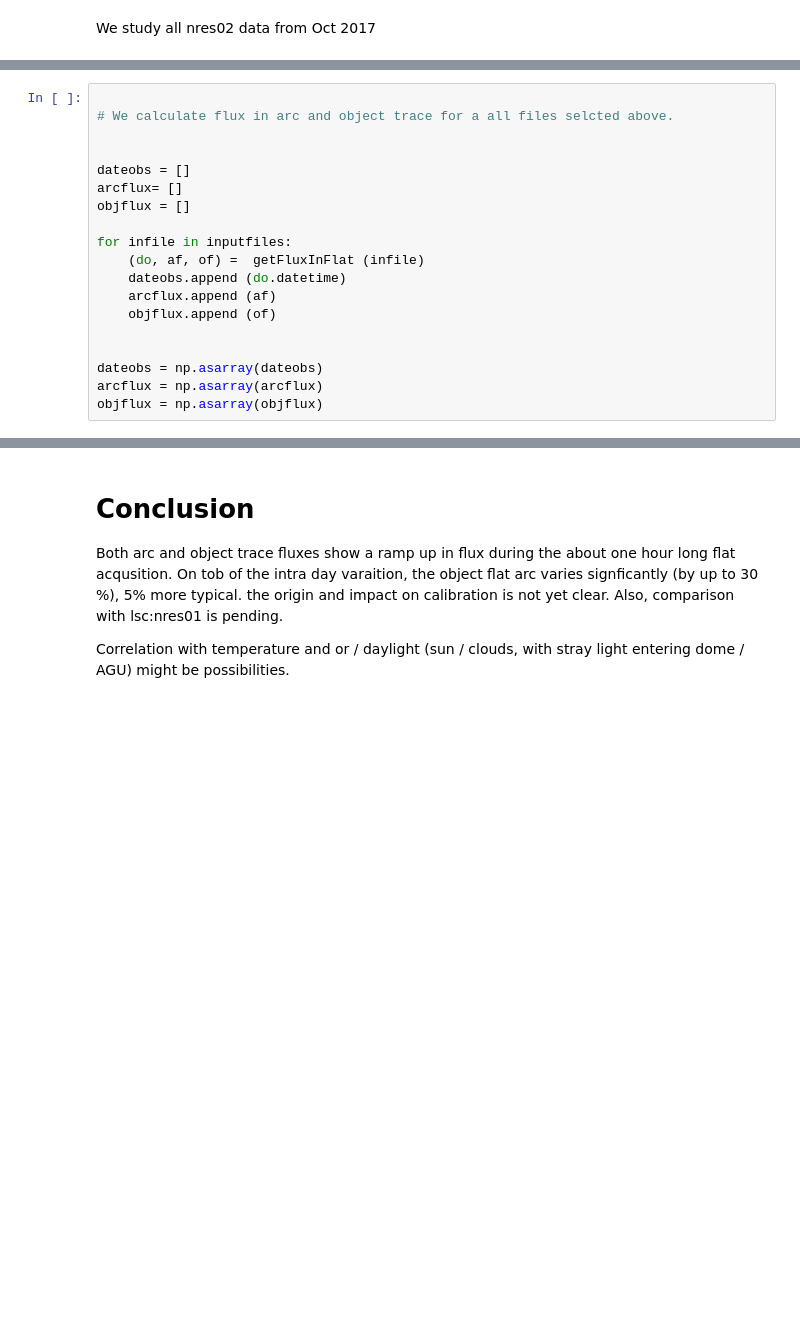
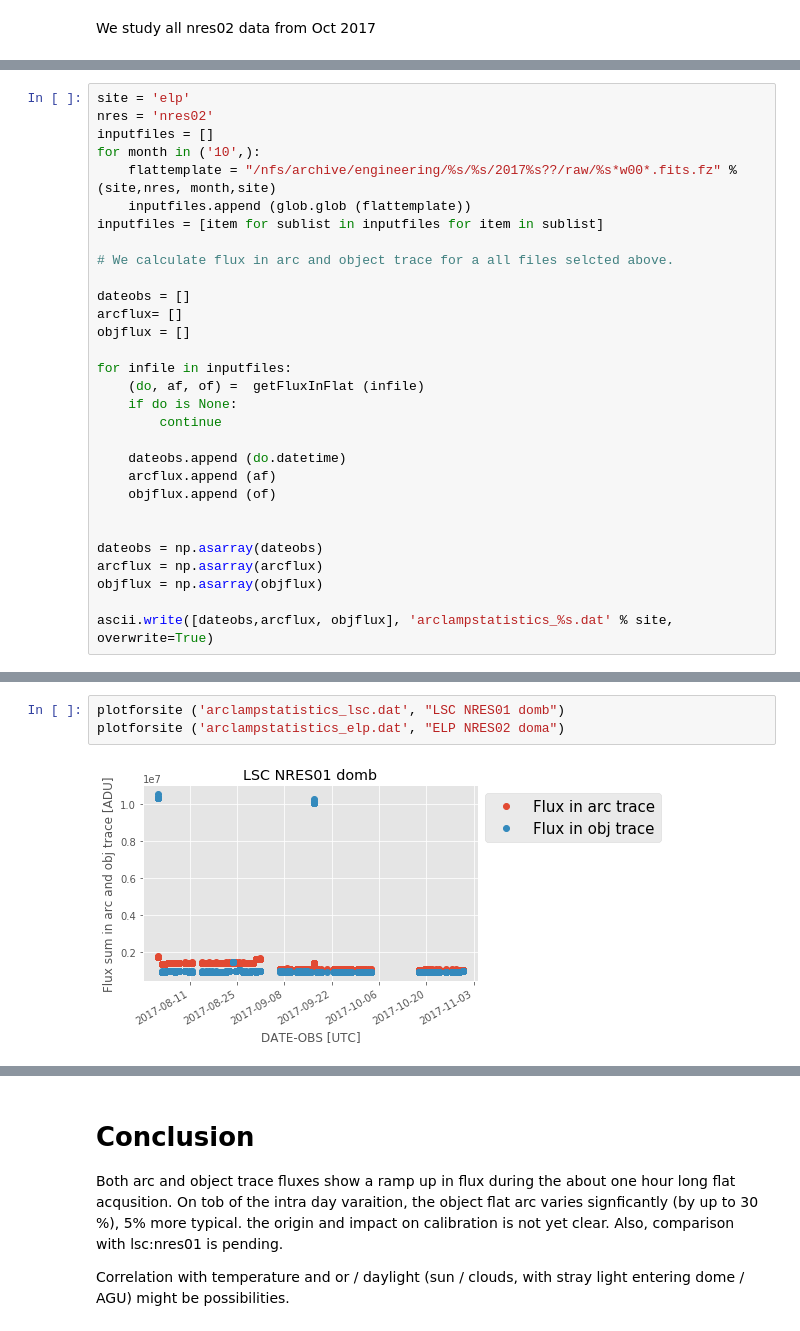
Before and after one commit to drhaz/lco_nresAnalysis, a Jupyter notebook: flatStability/FlatFieldThroughputStability.ipynb, the cells around one changed output, grey strips where cells are left out. Saved outputs shown, nothing was run; the diff lists cells and outputs as text; blank space fills up the shorter version.

Commit message:
Added capability to process multi-site flat field stability

```diff
--- a/flatStability/FlatFieldThroughputStability.ipynb
+++ b/flatStability/FlatFieldThroughputStability.ipynb
@@ -57,9 +69,15 @@ def getFluxInFlat (inputfilename):
     #print ("%s %s %s %s" % (inputfilename, dateobs, arcflat, objflat))
     return dateobs,arcflat,objflat
 # %%
+site = 'elp'
+nres = 'nres02'
+inputfiles = []
+for month in ('10',):
+    flattemplate = "/nfs/archive/engineering/%s/%s/2017%s??/raw/%s*w00*.fits.fz" % (site,nres, month,site)
+    inputfiles.append (glob.glob (flattemplate))
+inputfiles = [item for sublist in inputfiles for item in sublist]
 
 # We calculate flux in arc and object trace for a all files selcted above.
-
 
 dateobs = []
 arcflux= []
@@ -67,6 +85,9 @@ objflux = []
 
 for infile in inputfiles:
     (do, af, of) =  getFluxInFlat (infile)
+    if do is None:
+        continue
+
     dateobs.append (do.datetime)
     arcflux.append (af)
     objflux.append (of)
@@ -75,4 +96,6 @@ for infile in inputfiles:
 dateobs = np.asarray(dateobs)
 arcflux = np.asarray(arcflux)
 objflux = np.asarray(objflux)
+
+ascii.write([dateobs,arcflux, objflux], 'arclampstatistics_%s.dat' % site, overwrite=True)
 # %%
@@ -105,0 +142,5 @@ plt.savefig ("nres_lampstability_ratio.png", box_extra_artists=(lgd,), bbox_inch
+# %%
+plotforsite ('arclampstatistics_lsc.dat', "LSC NRES01 domb")
+plotforsite ('arclampstatistics_elp.dat', "ELP NRES02 doma")
+# %% [output]
+[figure, added]
```
Also changed, not shown: parts of 5 cells of this notebook.
